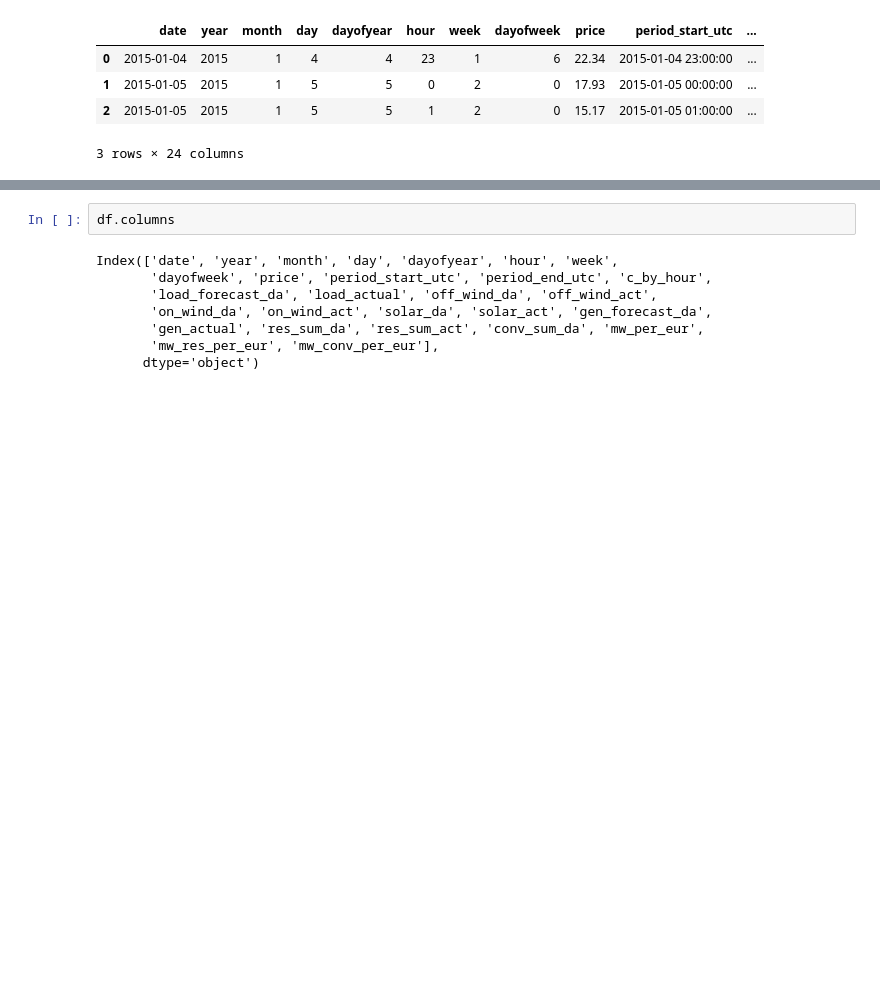
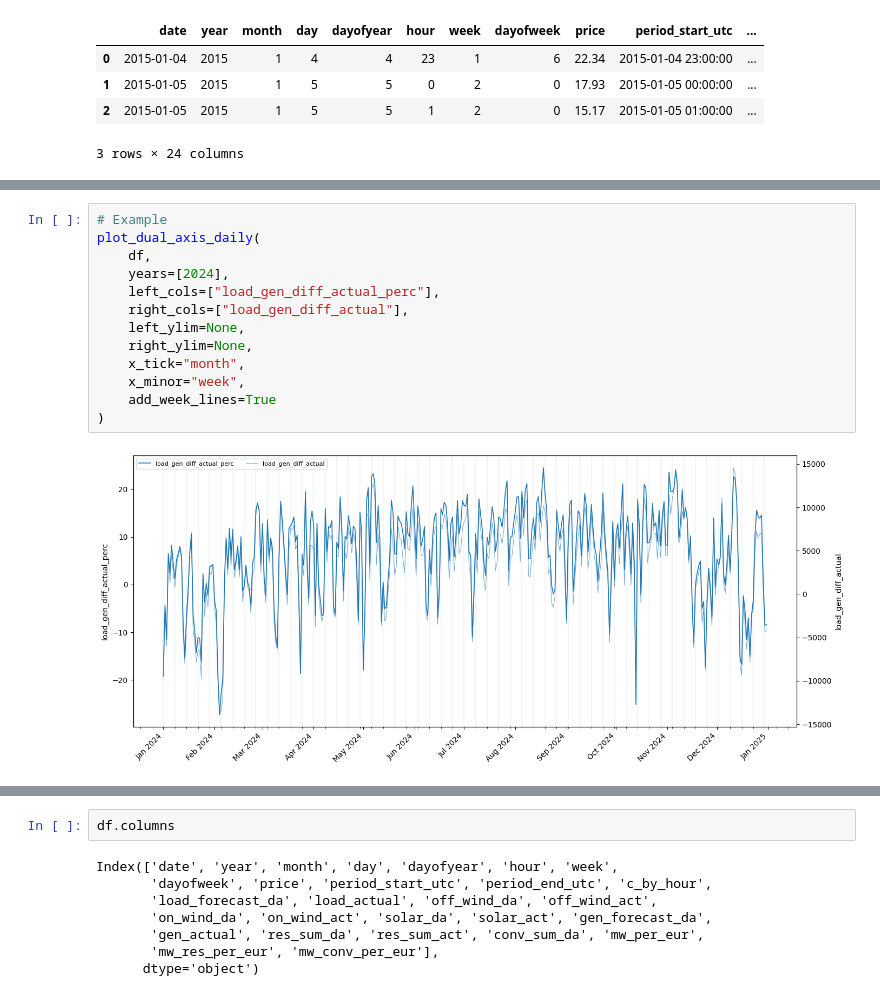
Before and after one commit to lksy-hash/ai-for-energy, a Jupyter notebook: notebook/03_eda/03_plot_02_basic_graphs.ipynb, the cells around one changed output, grey strips where cells are left out. Cells and saved outputs as stored; diff of their text form; blank space fills up the shorter version.

```diff
--- a/notebook/03_eda/03_plot_02_basic_graphs.ipynb
+++ b/notebook/03_eda/03_plot_02_basic_graphs.ipynb
@@ -48,0 +184,15 @@ df["res_diff_perc"] = (df["res_diff"]) / df["res_sum_da"].replace(0, pd.NA) * 10
+# %%
+# Example
+plot_dual_axis_daily(
+    df,
+    years=[2024],
+    left_cols=["load_gen_diff_actual_perc"],
+    right_cols=["load_gen_diff_actual"],
+    left_ylim=None,
+    right_ylim=None,
+    x_tick="month",
+    x_minor="week",
+    add_week_lines=True
+)
+# %% [output]
+[figure, added]
```
Also changed, not shown: parts of 8 cells of this notebook, 7 other files.
